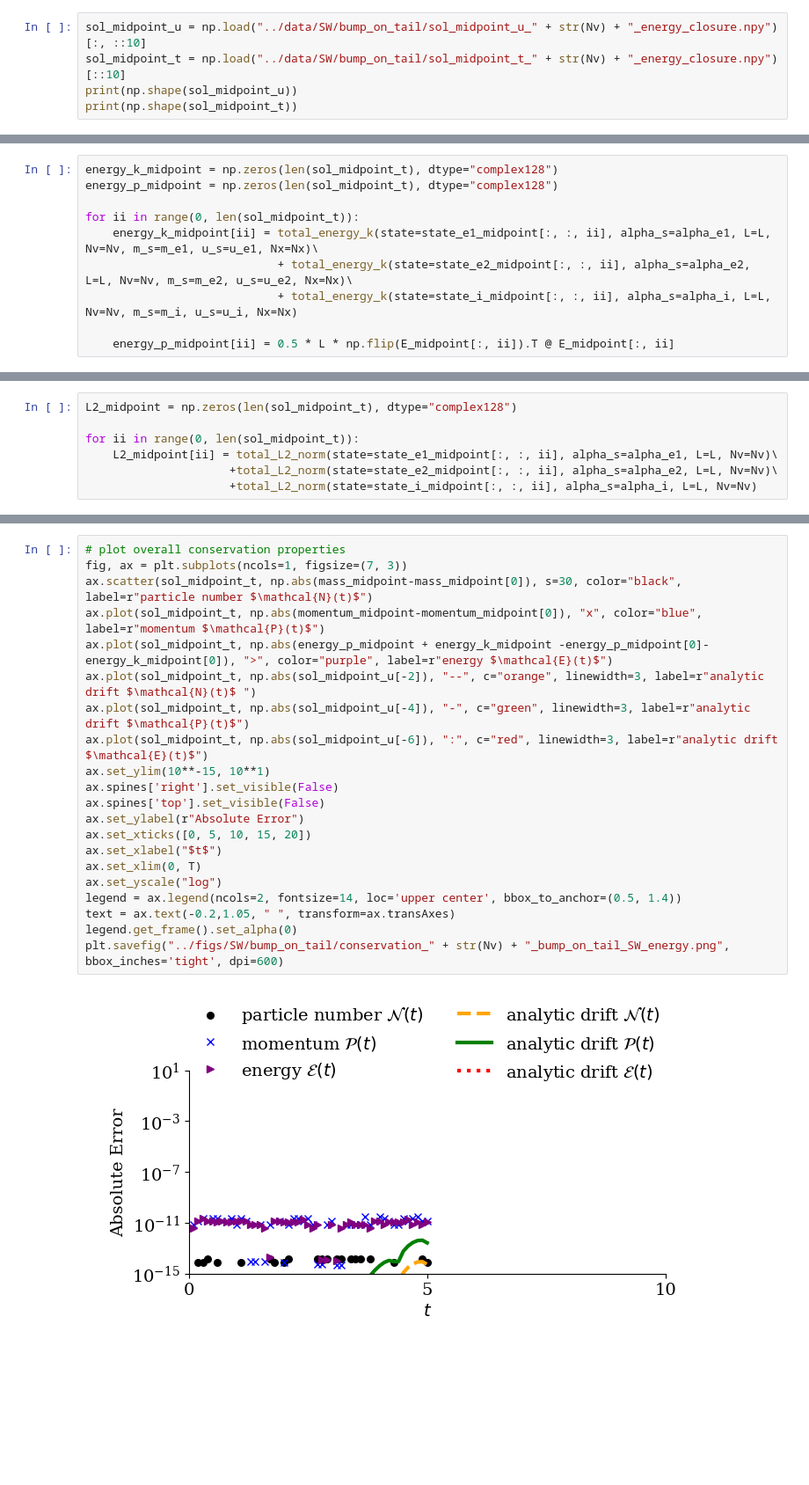
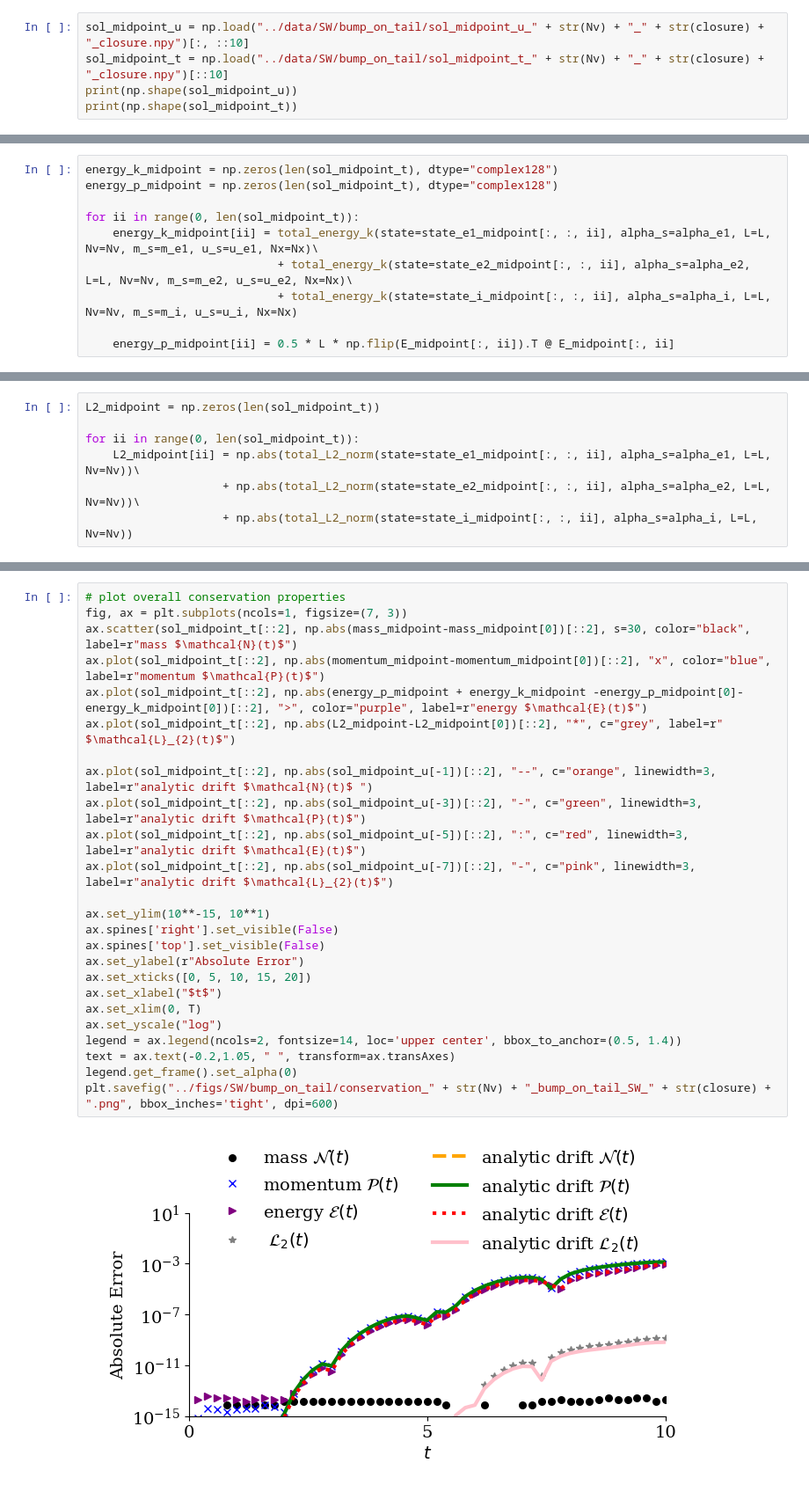
Before and after one commit to opaliss/SW-Conservative-Closure, a Jupyter notebook: SW/bump on tail SW (even).ipynb, the cells around one changed output, grey strips where cells are left out. Shown at 88% size. Saved outputs shown, nothing was run; the diff lists cells and outputs as text; blank space fills up the shorter version.

```diff
--- a/SW/bump on tail SW (even).ipynb
+++ b/SW/bump on tail SW (even).ipynb
@@ -66,8 +68,8 @@ x = np.linspace(0, L, Nx_total)
 # %% [markdown]
 ## read in simulation results
 # %%
-sol_midpoint_u = np.load("../data/SW/bump_on_tail/sol_midpoint_u_" + str(Nv) + "_energy_closure.npy")[:, ::10]
-sol_midpoint_t = np.load("../data/SW/bump_on_tail/sol_midpoint_t_" + str(Nv) + "_energy_closure.npy")[::10]
+sol_midpoint_u = np.load("../data/SW/bump_on_tail/sol_midpoint_u_" + str(Nv) + "_" + str(closure) + "_closure.npy")[:, ::10]
+sol_midpoint_t = np.load("../data/SW/bump_on_tail/sol_midpoint_t_" + str(Nv) + "_" + str(closure) + "_closure.npy")[::10]
 print(np.shape(sol_midpoint_u))
 print(np.shape(sol_midpoint_t))
 # %% [output]
@@ -278,7 +304,0 @@ $L^{2}$ norm
-# %%
-L2_midpoint = np.zeros(len(sol_midpoint_t), dtype="complex128")
-
-for ii in range(0, len(sol_midpoint_t)):
-    L2_midpoint[ii] = total_L2_norm(state=state_e1_midpoint[:, :, ii], alpha_s=alpha_e1, L=L, Nv=Nv)\
-                     +total_L2_norm(state=state_e2_midpoint[:, :, ii], alpha_s=alpha_e2, L=L, Nv=Nv)\
-                     +total_L2_norm(state=state_i_midpoint[:, :, ii], alpha_s=alpha_i, L=L, Nv=Nv)
@@ -301,0 +305,7 @@ plt.tight_layout()
+# %%
+L2_midpoint = np.zeros(len(sol_midpoint_t))
+
+for ii in range(0, len(sol_midpoint_t)):
+    L2_midpoint[ii] = np.abs(total_L2_norm(state=state_e1_midpoint[:, :, ii], alpha_s=alpha_e1, L=L, Nv=Nv))\
+                    + np.abs(total_L2_norm(state=state_e2_midpoint[:, :, ii], alpha_s=alpha_e2, L=L, Nv=Nv))\
+                    + np.abs(total_L2_norm(state=state_i_midpoint[:, :, ii], alpha_s=alpha_i, L=L, Nv=Nv))
@@ -302,23 +317,27 @@ plt.tight_layout()
 # %%
 # plot overall conservation properties
 fig, ax = plt.subplots(ncols=1, figsize=(7, 3))
-ax.scatter(sol_midpoint_t, np.abs(mass_midpoint-mass_midpoint[0]), s=30, color="black", label=r"particle number $\mathcal{N}(t)$")
-ax.plot(sol_midpoint_t, np.abs(momentum_midpoint-momentum_midpoint[0]), "x", color="blue", label=r"momentum $\mathcal{P}(t)$")
-ax.plot(sol_midpoint_t, np.abs(energy_p_midpoint + energy_k_midpoint -energy_p_midpoint[0]-energy_k_midpoint[0]), ">", color="purple", label=r"energy $\mathcal{E}(t)$")
-ax.plot(sol_midpoint_t, np.abs(sol_midpoint_u[-2]), "--", c="orange", linewidth=3, label=r"analytic drift $\mathcal{N}(t)$ ")
-ax.plot(sol_midpoint_t, np.abs(sol_midpoint_u[-4]), "-", c="green", linewidth=3, label=r"analytic drift $\mathcal{P}(t)$")
-ax.plot(sol_midpoint_t, np.abs(sol_midpoint_u[-6]), ":", c="red", linewidth=3, label=r"analytic drift $\mathcal{E}(t)$")
+ax.scatter(sol_midpoint_t[::2], np.abs(mass_midpoint-mass_midpoint[0])[::2], s=30, color="black", label=r"mass $\mathcal{N}(t)$")
+ax.plot(sol_midpoint_t[::2], np.abs(momentum_midpoint-momentum_midpoint[0])[::2], "x", color="blue", label=r"momentum $\mathcal{P}(t)$")
+ax.plot(sol_midpoint_t[::2], np.abs(energy_p_midpoint + energy_k_midpoint -energy_p_midpoint[0]-energy_k_midpoint[0])[::2], ">", color="purple", label=r"energy $\mathcal{E}(t)$")
+ax.plot(sol_midpoint_t[::2], np.abs(L2_midpoint-L2_midpoint[0])[::2], "*", c="grey", label=r" $\mathcal{L}_{2}(t)$")
+
+ax.plot(sol_midpoint_t[::2], np.abs(sol_midpoint_u[-1])[::2], "--", c="orange", linewidth=3, label=r"analytic drift $\mathcal{N}(t)$ ")
+ax.plot(sol_midpoint_t[::2], np.abs(sol_midpoint_u[-3])[::2], "-", c="green", linewidth=3, label=r"analytic drift $\mathcal{P}(t)$")
+ax.plot(sol_midpoint_t[::2], np.abs(sol_midpoint_u[-5])[::2], ":", c="red", linewidth=3, label=r"analytic drift $\mathcal{E}(t)$")
+ax.plot(sol_midpoint_t[::2], np.abs(sol_midpoint_u[-7])[::2], "-", c="pink", linewidth=3, label=r"analytic drift $\mathcal{L}_{2}(t)$")
+
 ax.set_ylim(10**-15, 10**1)
 ax.spines['right'].set_visible(False)
 ax.spines['top'].set_visible(False)
 ax.set_ylabel(r"Absolute Error")
 ax.set_xticks([0, 5, 10, 15, 20])
 ax.set_xlabel("$t$")
 ax.set_xlim(0, T)
 ax.set_yscale("log")
 legend = ax.legend(ncols=2, fontsize=14, loc='upper center', bbox_to_anchor=(0.5, 1.4))
 text = ax.text(-0.2,1.05, " ", transform=ax.transAxes)
 legend.get_frame().set_alpha(0)
-plt.savefig("../figs/SW/bump_on_tail/conservation_" + str(Nv) + "_bump_on_tail_SW_energy.png", bbox_inches='tight', dpi=600)
+plt.savefig("../figs/SW/bump_on_tail/conservation_" + str(Nv) + "_bump_on_tail_SW_" + str(closure) + ".png", bbox_inches='tight', dpi=600)
 # %% [output]
-[figure, old version]
+[figure, new version]
```
Also changed, not shown: parts of 18 cells of this notebook, 4 other files.
